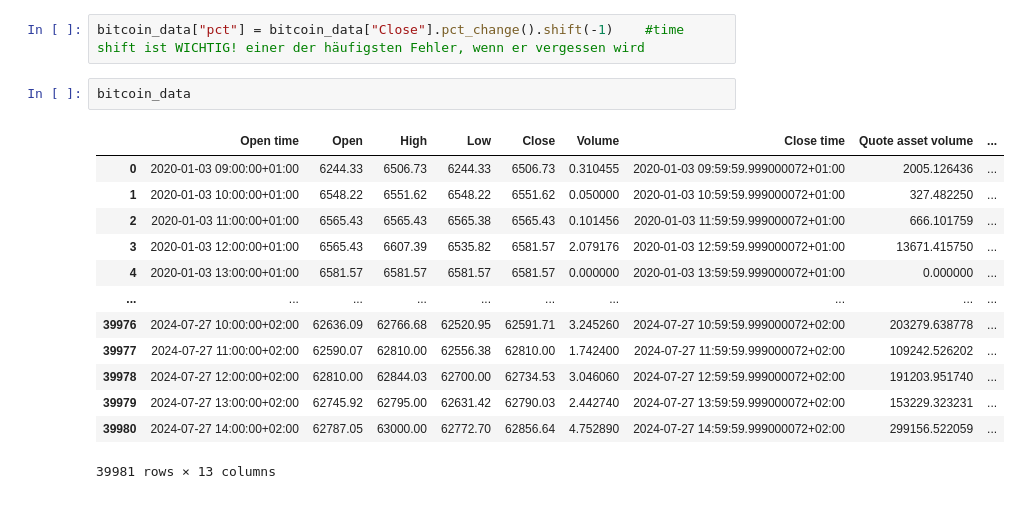
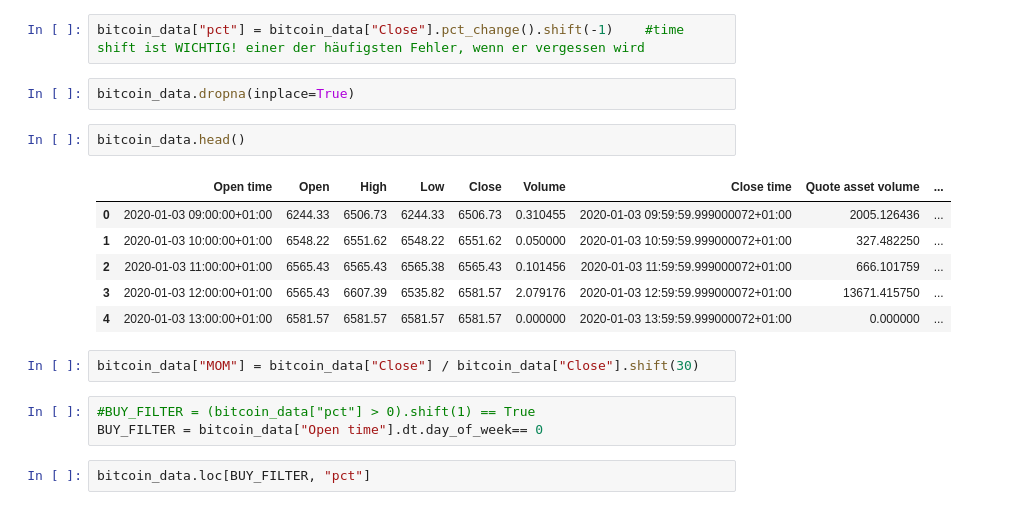
Before and after one commit to adrianbeer/GetaBot, a Jupyter notebook: backtests.ipynb, the cells around one changed output. Drawn from its saved outputs; the diff is of its cells as text.

```diff
--- a/backtests.ipynb
+++ b/backtests.ipynb
@@ -18,19 +20,21 @@ bitcoin_data.shape
 (39981, 12)
 # %%
 bitcoin_data["pct"] = bitcoin_data["Close"].pct_change().shift(-1)    #time shift ist WICHTIG! einer der häufigsten Fehler, wenn er vergessen wird
+# %%
+bitcoin_data.dropna(inplace=True)
 # %%
-bitcoin_data
+bitcoin_data.head()
 # %% [output]
 |  | Open time | Open | High | Low | Close | Volume | Close time | Quote asset volume | ... |
 | 0 | 2020-01-03 09:00:00+01:00 | 6244.33 | 6506.73 | 6244.33 | 6506.73 | 0.310455 | 2020-01-03 09:59:59.999000072+01:00 | 2005.126436 | ... |
 | 1 | 2020-01-03 10:00:00+01:00 | 6548.22 | 6551.62 | 6548.22 | 6551.62 | 0.050000 | 2020-01-03 10:59:59.999000072+01:00 | 327.482250 | ... |
 | 2 | 2020-01-03 11:00:00+01:00 | 6565.43 | 6565.43 | 6565.38 | 6565.43 | 0.101456 | 2020-01-03 11:59:59.999000072+01:00 | 666.101759 | ... |
 | 3 | 2020-01-03 12:00:00+01:00 | 6565.43 | 6607.39 | 6535.82 | 6581.57 | 2.079176 | 2020-01-03 12:59:59.999000072+01:00 | 13671.415750 | ... |
 | 4 | 2020-01-03 13:00:00+01:00 | 6581.57 | 6581.57 | 6581.57 | 6581.57 | 0.000000 | 2020-01-03 13:59:59.999000072+01:00 | 0.000000 | ... |
-| ... | ... | ... | ... | ... | ... | ... | ... | ... | ... |
-| 39976 | 2024-07-27 10:00:00+02:00 | 62636.09 | 62766.68 | 62520.95 | 62591.71 | 3.245260 | 2024-07-27 10:59:59.999000072+02:00 | 203279.638778 | ... |
-| 39977 | 2024-07-27 11:00:00+02:00 | 62590.07 | 62810.00 | 62556.38 | 62810.00 | 1.742400 | 2024-07-27 11:59:59.999000072+02:00 | 109242.526202 | ... |
-| 39978 | 2024-07-27 12:00:00+02:00 | 62810.00 | 62844.03 | 62700.00 | 62734.53 | 3.046060 | 2024-07-27 12:59:59.999000072+02:00 | 191203.951740 | ... |
-| 39979 | 2024-07-27 13:00:00+02:00 | 62745.92 | 62795.00 | 62631.42 | 62790.03 | 2.442740 | 2024-07-27 13:59:59.999000072+02:00 | 153229.323231 | ... |
-| 39980 | 2024-07-27 14:00:00+02:00 | 62787.05 | 63000.00 | 62772.70 | 62856.64 | 4.752890 | 2024-07-27 14:59:59.999000072+02:00 | 299156.522059 | ... |
-39981 rows × 13 columns
+# %%
+bitcoin_data["MOM"] = bitcoin_data["Close"] / bitcoin_data["Close"].shift(30)
+# %%
+#BUY_FILTER = (bitcoin_data["pct"] > 0).shift(1) == True
+BUY_FILTER = bitcoin_data["Open time"].dt.day_of_week== 0
+# %%
+bitcoin_data.loc[BUY_FILTER, "pct"]
```
Also changed, not shown: parts of 5 cells of this notebook, 1 other file.
